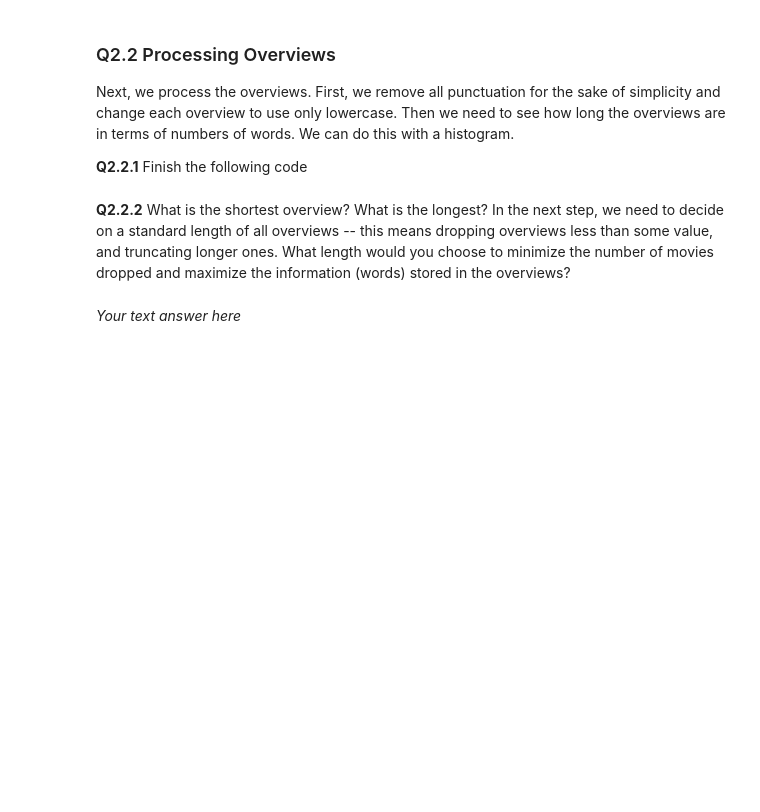
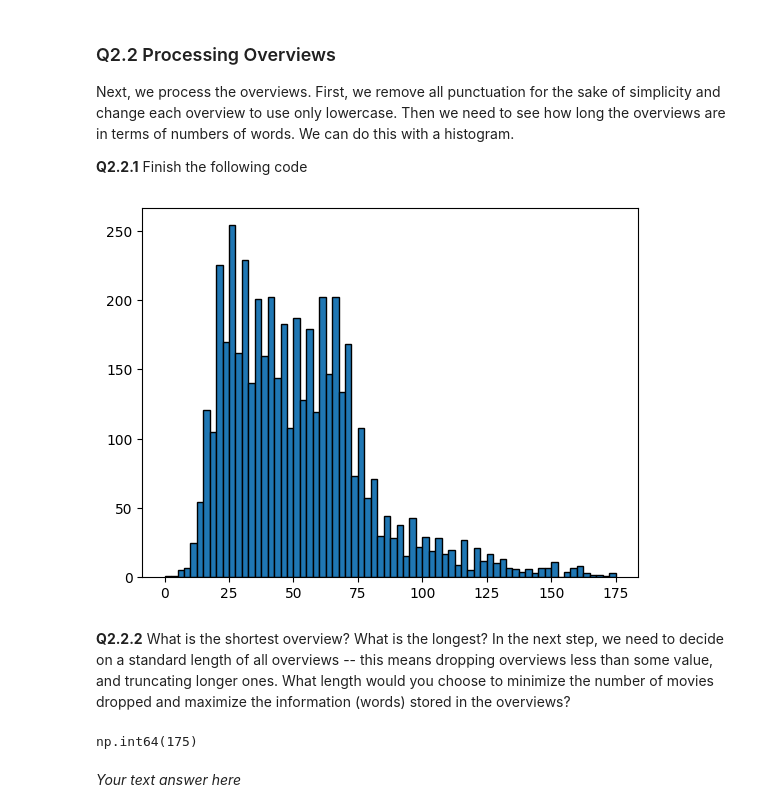
Before and after one commit to jcvdm01/machine-and-deep-learning, a Jupyter notebook: Week 3/TMDL_2024_25_Assignment_3,_Qs_only.ipynb, the cells around one changed output. Drawn from its saved outputs; the diff is of its cells as text; code cells hidden in the pictures; blank space fills up the shorter version.

```diff
--- a/Week 3/TMDL_2024_25_Assignment_3,_Qs_only.ipynb
+++ b/Week 3/TMDL_2024_25_Assignment_3,_Qs_only.ipynb
@@ -48,5 +80,5 @@ df.info()
 ### Q1.2
 For this notebook, we're only interested in a few columns, specifically title, overview and genres. Set df to only contain those columns.
 # %%
-df = df[...]
+df = df[['title', 'overview', 'genres']]
 df.info() # print out df info to verify
@@ -53,6 +96,7 @@ df.info() # print out df info to verify
 # %% [markdown]
 ### Q1.3
 We see that some movies do not have an overview. Drop them from the table and reset the index (set `drop=True`).
-# %%
-df = ... # drop na values
-df = ... # reset index
+# %%
+df = df.dropna(axis=0, subset=['overview'])
+df.reset_index(drop=True, inplace=True)
+df
@@ -84,14 +142,20 @@ def encode_labels(label, unique_labels):
         :param label: the label you want to one-hot encode
         :unique_labels: the vocabulary
     """
-    out = np.zeros(...)
-    out[...] = ...
+    if isinstance(label, str):
+        out = np.zeros(len(unique_labels))
+        out[unique_labels.index(label)] = 1
+    if isinstance(label, list):
+        out = np.zeros(len(unique_labels))
+        for word in label:
+            out[unique_labels.index(word)] = 1
+
     return out
 
 # save genres
 processed_genres = []
 for index, row in df.iterrows():
-    processed_genres.append(...)
+    processed_genres.append(process_genre_string(row['genres']))
 
 # sort and remove duplicates to get vocabulary
 unique_genres = sorted(list(set(processed_genres)))
@@ -100,11 +164,11 @@ unique_genres = sorted(list(set(processed_genres)))
 df["proc_genres"] = processed_genres
 
 # one-hot encode genres
-enocded_labels = []
+encoded_labels = []
 for index, row in tqdm(df.iterrows(), total=len(df)):
-    enocded_labels.append(...)
+    encoded_labels.append(encode_labels(row['proc_genres'], unique_genres))
 
-df["one_hot_genres"] = ...
+df["one_hot_genres"] = encoded_labels
 # %% [markdown]
 Verify that one-hot encodings are indeed as expected
 # %%
@@ -117,26 +184,27 @@ Next, we process the overviews. First, we remove all punctuation for the sake of
 # %%
 import re
 def remove_punctuation(text):
     """ Only retains letters, numbers, underscores and whitespace """
     pattern = r'[^\w\s]'
     return re.sub(pattern, '', text)
 
 processed_overviews = []
 
 # loop over df, remove punctuation, make words lowercase and add it to a new column
-...
-df["proc_overview"] = ...
+df["proc_overview"] = df['overview'].apply(lambda x: remove_punctuation(x).lower())
 
-# get the word lengths of each overview and store it in a list
-overview_lens = []
-...
 
-# for the sake of simplicity, add these values as a column to the df
-df["overview_len"] = ...
-plt.hist(...)
+df["overview_len"] = df['proc_overview'].apply(lambda x: len(x.split()))
+plt.hist(df['overview_len'], bins=70, edgecolor= 'black')
 plt.show()
+# %% [output]
+[figure, added]
 # %% [markdown]
 **Q2.2.2** What is the shortest overview? What is the longest? In the next step, we need to decide on a standard length of all overviews -- this means dropping overviews less than some value, and truncating longer ones. What length would you choose to minimize the number of movies dropped and maximize the information (words) stored in the overviews?
+# %%
+np.max(df['overview_len'])
+# %% [output]
+np.int64(175)
 # %% [markdown]
 *Your text answer here*
 # %% [markdown]
```
Also changed, not shown: parts of 37 cells of this notebook.
